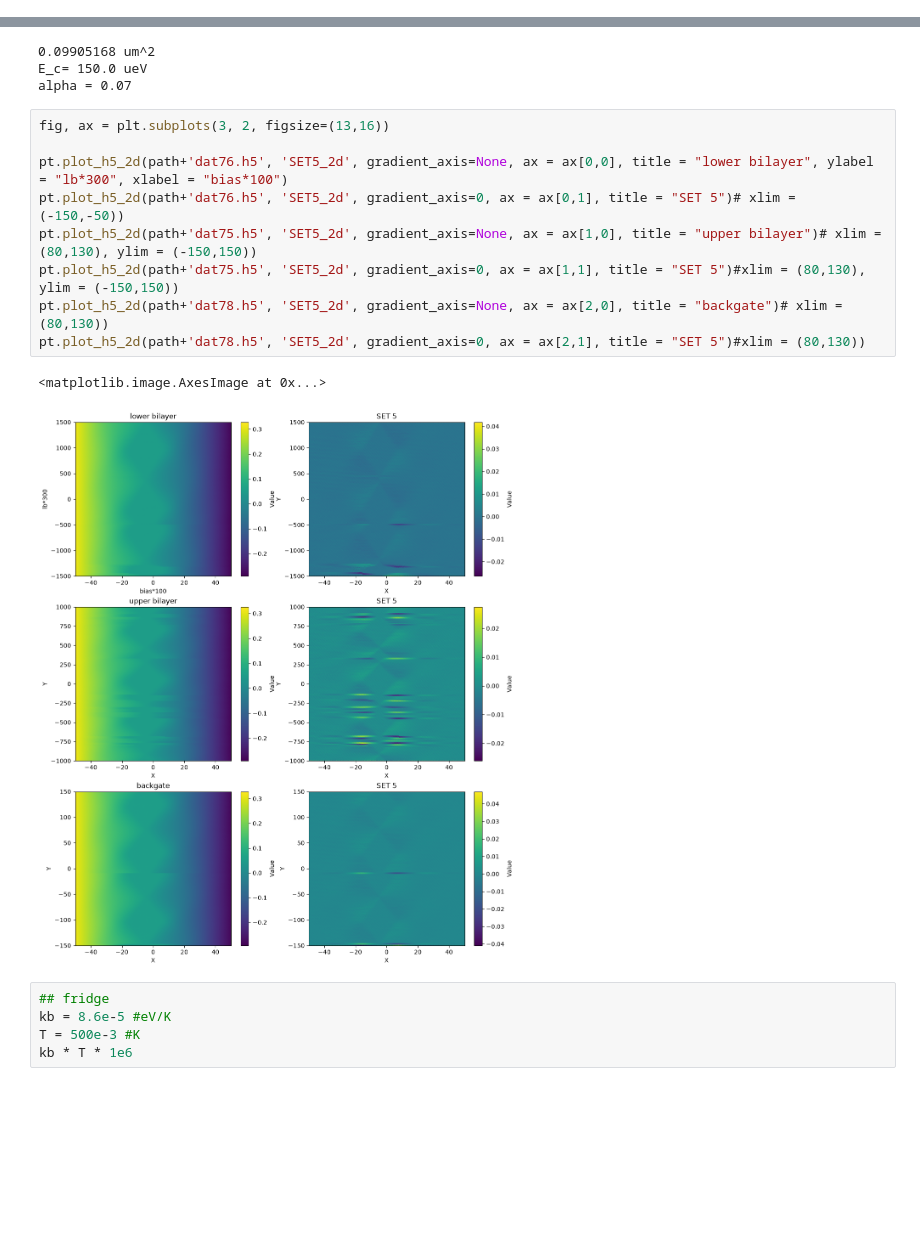
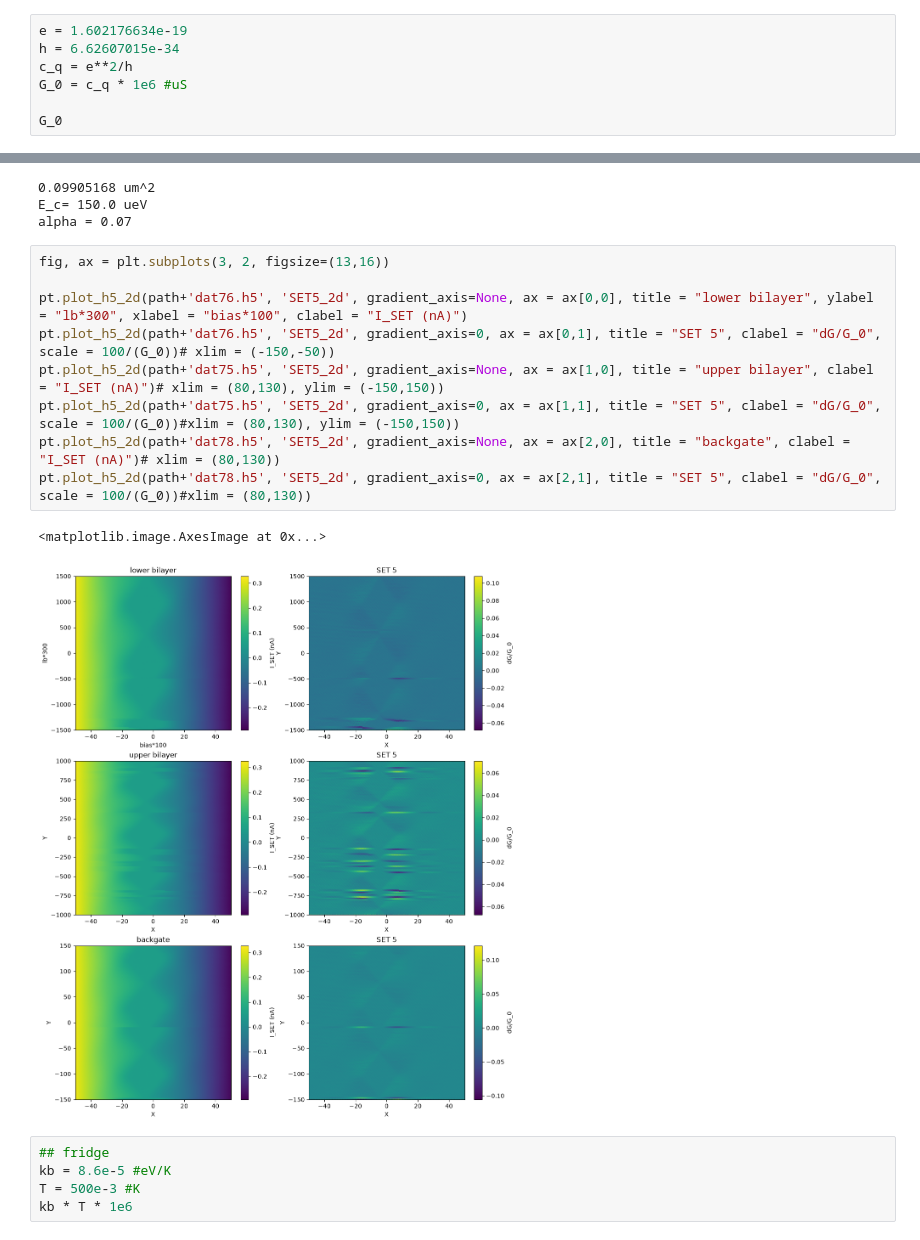
Before and after one commit to raveelt/msc-physics, a Jupyter notebook: experiments/antidot-0626/analysis/SET.ipynb, the cells around one changed output, grey strips where cells are left out. Drawn from its saved outputs; the diff is of its cells as text; blank space fills up the shorter version.

```diff
--- a/experiments/antidot-0626/analysis/SET.ipynb
+++ b/experiments/antidot-0626/analysis/SET.ipynb
@@ -50,0 +60,7 @@ def SET_alpha(V_g, V_sd):
+# %%
+e = 1.602176634e-19
+h = 6.62607015e-34
+c_q = e**2/h
+G_0 = c_q * 1e6 #uS
+
+G_0
@@ -73,15 +91,15 @@ alpha = 0.07
 # %%
 fig, ax = plt.subplots(3, 2, figsize=(13,16))
 
-pt.plot_h5_2d(path+'dat76.h5', 'SET5_2d', gradient_axis=None, ax = ax[0,0], title = "lower bilayer", ylabel = "lb*300", xlabel = "bias*100")
-pt.plot_h5_2d(path+'dat76.h5', 'SET5_2d', gradient_axis=0, ax = ax[0,1], title = "SET 5")# xlim = (-150,-50))
-pt.plot_h5_2d(path+'dat75.h5', 'SET5_2d', gradient_axis=None, ax = ax[1,0], title = "upper bilayer")# xlim = (80,130), ylim = (-150,150))
-pt.plot_h5_2d(path+'dat75.h5', 'SET5_2d', gradient_axis=0, ax = ax[1,1], title = "SET 5")#xlim = (80,130), ylim = (-150,150))
-pt.plot_h5_2d(path+'dat78.h5', 'SET5_2d', gradient_axis=None, ax = ax[2,0], title = "backgate")# xlim = (80,130))
-pt.plot_h5_2d(path+'dat78.h5', 'SET5_2d', gradient_axis=0, ax = ax[2,1], title = "SET 5")#xlim = (80,130))
+pt.plot_h5_2d(path+'dat76.h5', 'SET5_2d', gradient_axis=None, ax = ax[0,0], title = "lower bilayer", ylabel = "lb*300", xlabel = "bias*100", clabel = "I_SET (nA)")
+pt.plot_h5_2d(path+'dat76.h5', 'SET5_2d', gradient_axis=0, ax = ax[0,1], title = "SET 5", clabel = "dG/G_0", scale = 100/(G_0))# xlim = (-150,-50))
+pt.plot_h5_2d(path+'dat75.h5', 'SET5_2d', gradient_axis=None, ax = ax[1,0], title = "upper bilayer", clabel = "I_SET (nA)")# xlim = (80,130), ylim = (-150,150))
+pt.plot_h5_2d(path+'dat75.h5', 'SET5_2d', gradient_axis=0, ax = ax[1,1], title = "SET 5", clabel = "dG/G_0", scale = 100/(G_0))#xlim = (80,130), ylim = (-150,150))
+pt.plot_h5_2d(path+'dat78.h5', 'SET5_2d', gradient_axis=None, ax = ax[2,0], title = "backgate", clabel = "I_SET (nA)")# xlim = (80,130))
+pt.plot_h5_2d(path+'dat78.h5', 'SET5_2d', gradient_axis=0, ax = ax[2,1], title = "SET 5", clabel = "dG/G_0", scale = 100/(G_0))#xlim = (80,130))
 # %% [output]
 <matplotlib.image.AxesImage at 0x...>
-[figure, old version]
+[figure, new version]
 # %%
 ## fridge
 kb = 8.6e-5 #eV/K
```
Also changed, not shown: parts of 3 cells of this notebook, 2 other files.
